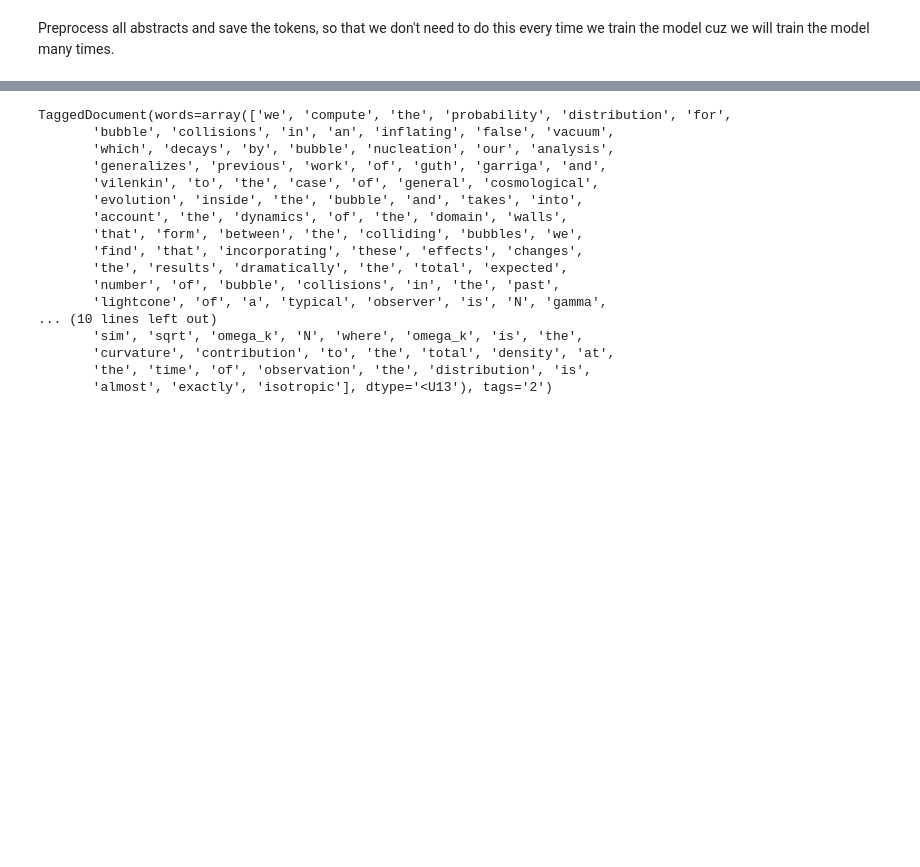
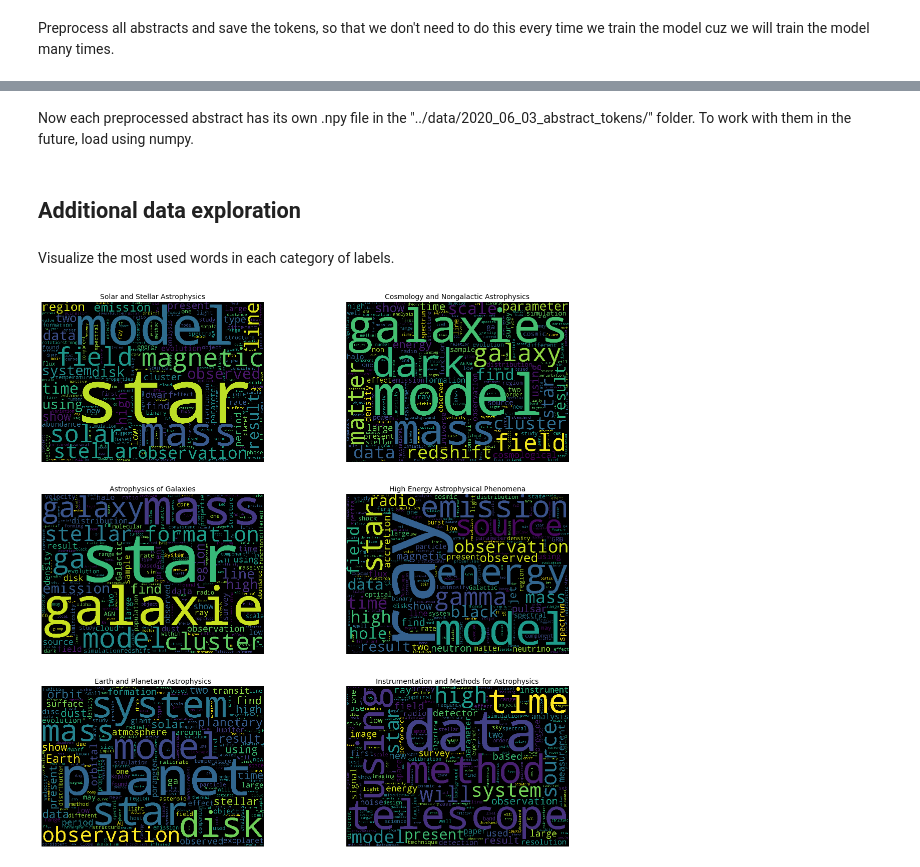
Before and after one commit to brienna/MS_thesis, a Jupyter notebook: notebooks/2020_04_23_prepare_training_data.ipynb, the cells around one changed output, grey strips where cells are left out. Saved outputs shown, nothing was run; the diff lists cells and outputs as text; code cells hidden in the pictures; blank space fills up the shorter version.

Commit message:
Add word clouds for each category

```diff
--- a/notebooks/2020_04_23_prepare_training_data.ipynb
+++ b/notebooks/2020_04_23_prepare_training_data.ipynb
@@ -263,6 +247,5 @@ PREPROCESSED
 Preprocess all abstracts and save the tokens, so that we don't need to do this every time we train the model cuz we will train the model many times.
 # %%
 for i, abstract in enumerate(abstracts):
-    filename = metadata['filename_parsed'].iloc[i] + '.npy'
-    np.save('../data/2020_06_03_abstract_tokens/' + filename, tokenize(abstract))
-    break
+    filename = corpus['filename_parsed'].iloc[i] + '.npy'
+    np.save('/Volumes/BRIENNAKH/Thesis/data/2020_06_09_abstract_tokens/' + filename, tokenize(abstract))
@@ -288,21 +252,30 @@ array(['we', 'compute', 'the', 'probability', 'distribution', 'for',
-# %%
-from gensim.models.doc2vec import TaggedDocument
-TaggedDocument(words=np.load('../data/2020_06_03_abstract_tokens/0704.0009.npy'), tags='2')
-# %% [output]
-TaggedDocument(words=array(['we', 'compute', 'the', 'probability', 'distribution', 'for',
-       'bubble', 'collisions', 'in', 'an', 'inflating', 'false', 'vacuum',
-       'which', 'decays', 'by', 'bubble', 'nucleation', 'our', 'analysis',
-       'generalizes', 'previous', 'work', 'of', 'guth', 'garriga', 'and',
-       'vilenkin', 'to', 'the', 'case', 'of', 'general', 'cosmological',
-       'evolution', 'inside', 'the', 'bubble', 'and', 'takes', 'into',
-       'account', 'the', 'dynamics', 'of', 'the', 'domain', 'walls',
-       'that', 'form', 'between', 'the', 'colliding', 'bubbles', 'we',
-       'find', 'that', 'incorporating', 'these', 'effects', 'changes',
-       'the', 'results', 'dramatically', 'the', 'total', 'expected',
-       'number', 'of', 'bubble', 'collisions', 'in', 'the', 'past',
-       'lightcone', 'of', 'a', 'typical', 'observer', 'is', 'N', 'gamma',
-... (10 lines left out)
-       'sim', 'sqrt', 'omega_k', 'N', 'where', 'omega_k', 'is', 'the',
-       'curvature', 'contribution', 'to', 'the', 'total', 'density', 'at',
-       'the', 'time', 'of', 'observation', 'the', 'distribution', 'is',
-       'almost', 'exactly', 'isotropic'], dtype='<U13'), tags='2')
+# %% [markdown]
+Now each preprocessed abstract has its own .npy file in the "../data/2020_06_03_abstract_tokens/" folder. To work with them in the future, load using numpy.
+# %% [markdown]
+## Additional data exploration
+# %% [markdown]
+Visualize the most used words in each category of labels.
+# %%
+def generate_word_cloud(text):
+    cloud = WordCloud(stopwords=STOPWORDS,
+                        background_color='black',
+                        collocations=False,
+                        width=2500,
+                        height=1800).generate(" ".join(text))
+    return cloud
+
+clouds = []
+for category in subdomains.keys():
+    text = corpus[corpus['categories'].str.contains(category)]['abstract']
+    cloud = generate_word_cloud(text)
+    clouds.append(cloud)
+# %%
+fig, axarr = plt.subplots(nrows=3, ncols=2, figsize=(20, 20))
+fig.subplots_adjust(hspace=.2)
+
+for i, ax in enumerate(axarr.reshape(-1)):
+    ax.set_title(subdomains[list(subdomains.keys())[i]], fontsize=14)
+    ax.axis('off')
+    ax.imshow(clouds[i])
+# %% [output]
+[figure, added]
```
Also changed, not shown: parts of 6 cells of this notebook.
